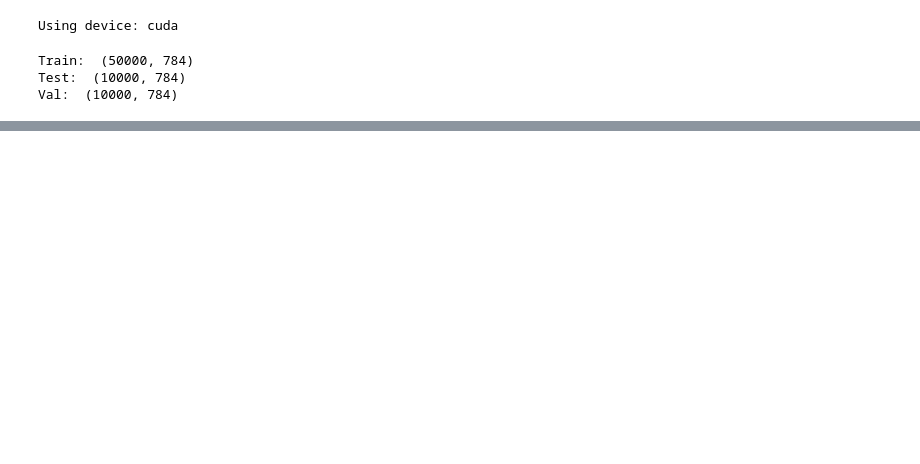
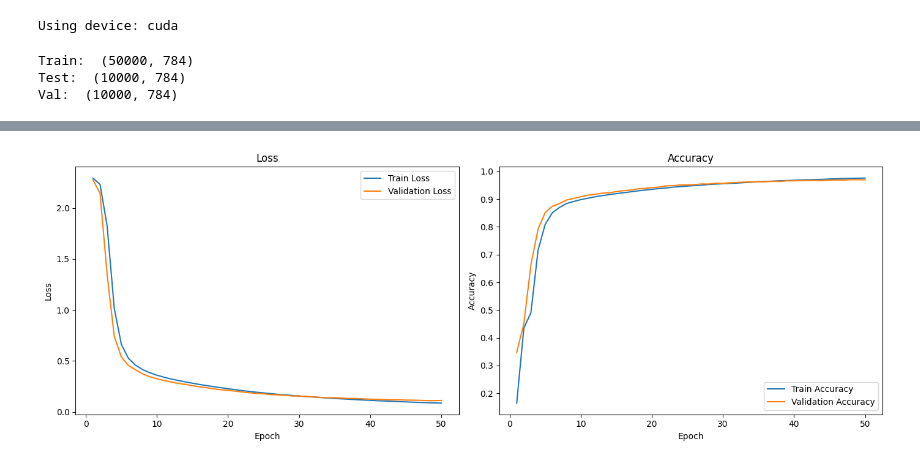
Before and after one commit to ErickCG0/MNIST, a Jupyter notebook: mnist.ipynb, the cells around one changed output, grey strips where cells are left out. Saved outputs shown, nothing was run; the diff lists cells and outputs as text; code cells hidden in the pictures; blank space fills up the shorter version.

```diff
--- a/mnist.ipynb
+++ b/mnist.ipynb
@@ -158,0 +209,21 @@ Epoch 12 | Train Loss: 0.1138 | Train Acc: 0.9664 | Val Loss: 0.0954 | Val Acc:
+# %%
+# Modelo 3.
+model3 = nn.Sequential(
+    nn.Linear(784, 256),
+    nn.ReLU(),
+    nn.Linear(256, 128),
+    nn.ReLU(),
+    nn.Linear(128, 64),
+    nn.ReLU(),
+    nn.Linear(64, 10)
+).to(device)
+
+criterion = nn.CrossEntropyLoss()
+optimizer = optim.SGD(model3.parameters(), lr=0.01)
+num_epochs = 50
+batch_size = 128
+
+train_loader3 = DataLoader(train_data, batch_size=batch_size, shuffle=True)
+val_loader3 = DataLoader(val_data, batch_size=batch_size)
+
+train_losses3, val_losses3, train_accuracies3, val_accuracies3 = train(model3, train_loader3, val_loader3, criterion, optimizer, num_epochs)
@@ -184,0 +276,5 @@ plot_learning_curves(train_losses, val_losses, train_accuracies, val_accuracies)
+# %%
+# Modelo 3
+plot_learning_curves(train_losses3, val_losses3, train_accuracies3, val_accuracies3)
+# %% [output]
+[figure, added]
```
Also changed, not shown: parts of 7 cells of this notebook.
